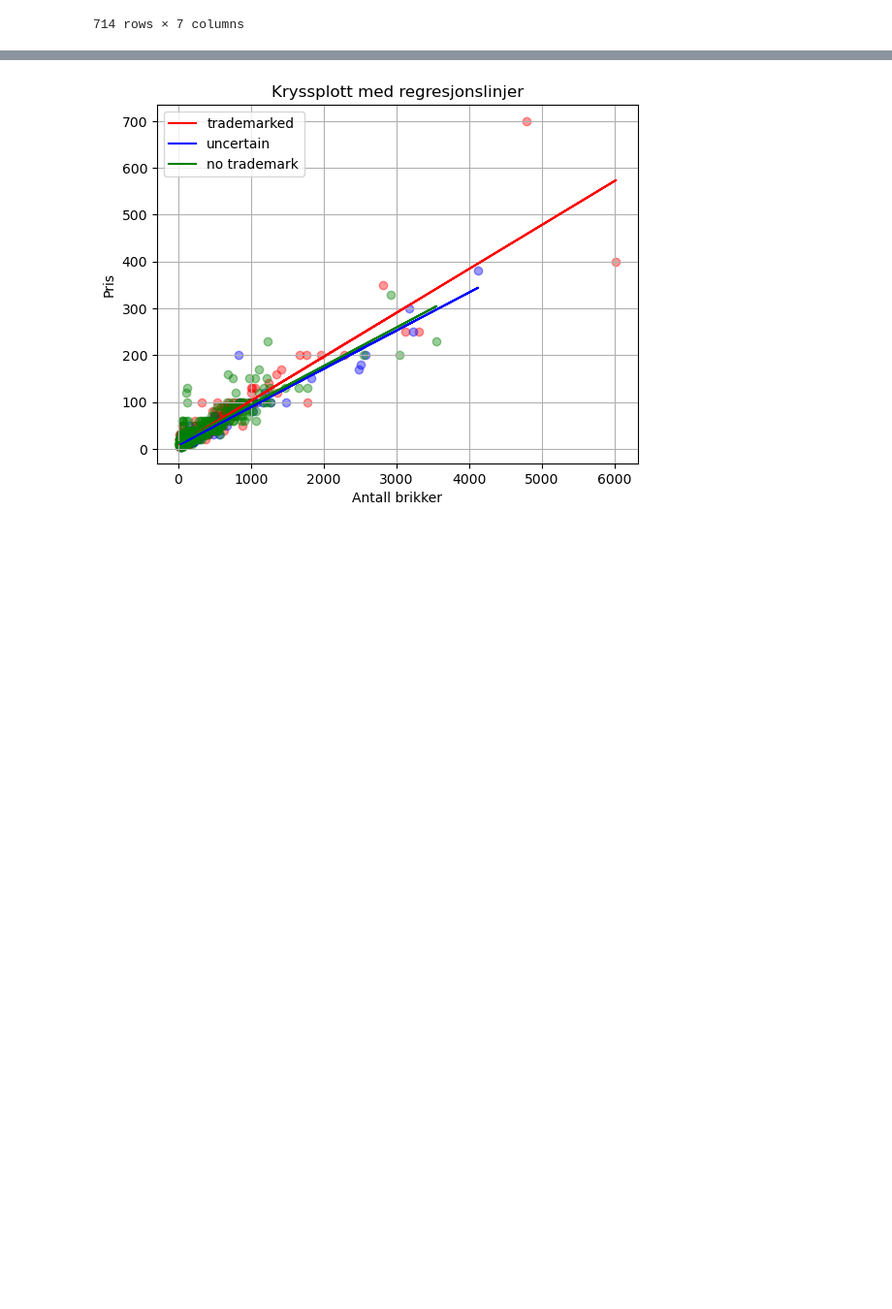
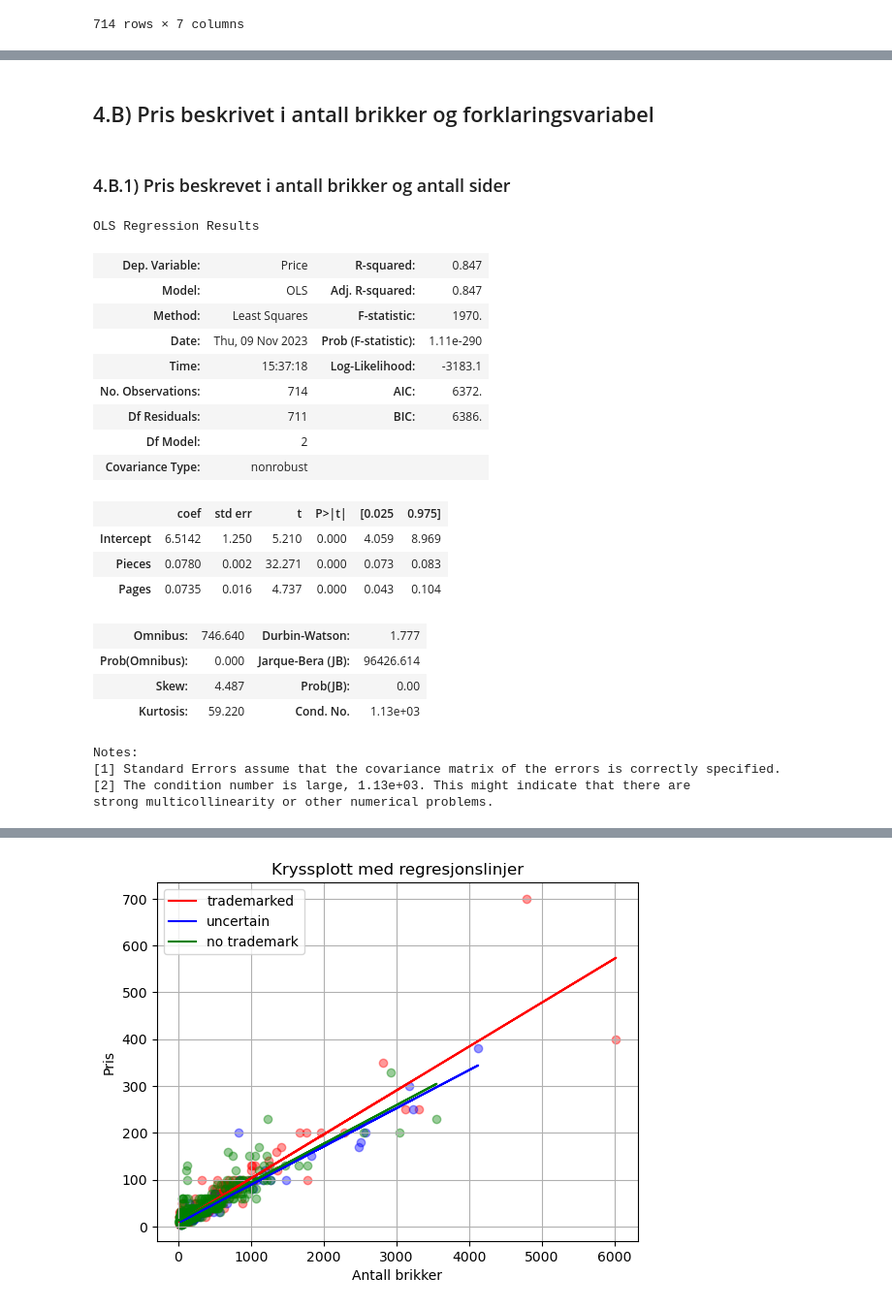
Before and after one commit to olemorud/istg1003-prosjekt, a Jupyter notebook: jupyter-notebooks/oppgv1.1.ipynb, the cells around one changed output, grey strips where cells are left out. Shown at 97% size. Saved outputs shown, nothing was run; the diff lists cells and outputs as text; code cells hidden in the pictures; blank space fills up the shorter version.

```diff
--- a/jupyter-notebooks/oppgv1.1.ipynb
+++ b/jupyter-notebooks/oppgv1.1.ipynb
@@ -155,0 +151,34 @@ df_uncertain
+# %% [markdown]
+## 4.B) Pris beskrivet i antall brikker og forklaringsvariabel
+# %% [markdown]
+### 4.B.1) Pris beskrevet i antall brikker og antall sider
+# %%
+
+# multippel lineær regresjon
+# TODO: er kanskje meningen å bruke sample data som `data`, ikke df2
+model4b1 = smf.ols('Price ~ Pieces + Pages' , data = df2)
+result = model4b1.fit()
+result.summary()
+# %% [output]
+OLS Regression Results
+| Dep. Variable: | Price | R-squared: | 0.847 |
+| Model: | OLS | Adj. R-squared: | 0.847 |
+| Method: | Least Squares | F-statistic: | 1970. |
+| Date: | Thu, 09 Nov 2023 | Prob (F-statistic): | 1.11e-290 |
+| Time: | 15:37:18 | Log-Likelihood: | -3183.1 |
+| No. Observations: | 714 | AIC: | 6372. |
+| Df Residuals: | 711 | BIC: | 6386. |
+| Df Model: | 2 |  |  |
+| Covariance Type: | nonrobust |  |  |
+|  | coef | std err | t | P>|t| | [0.025 | 0.975] |
+| Intercept | 6.5142 | 1.250 | 5.210 | 0.000 | 4.059 | 8.969 |
+| Pieces | 0.0780 | 0.002 | 32.271 | 0.000 | 0.073 | 0.083 |
+| Pages | 0.0735 | 0.016 | 4.737 | 0.000 | 0.043 | 0.104 |
+| Omnibus: | 746.640 | Durbin-Watson: | 1.777 |
+| Prob(Omnibus): | 0.000 | Jarque-Bera (JB): | 96426.614 |
+| Skew: | 4.487 | Prob(JB): | 0.00 |
+| Kurtosis: | 59.220 | Cond. No. | 1.13e+03 |
+Notes:
+[1] Standard Errors assume that the covariance matrix of the errors is correctly specified.
+[2] The condition number is large, 1.13e+03. This might indicate that there are
+strong multicollinearity or other numerical problems.
```
Also changed, not shown: parts of 13 cells of this notebook.
